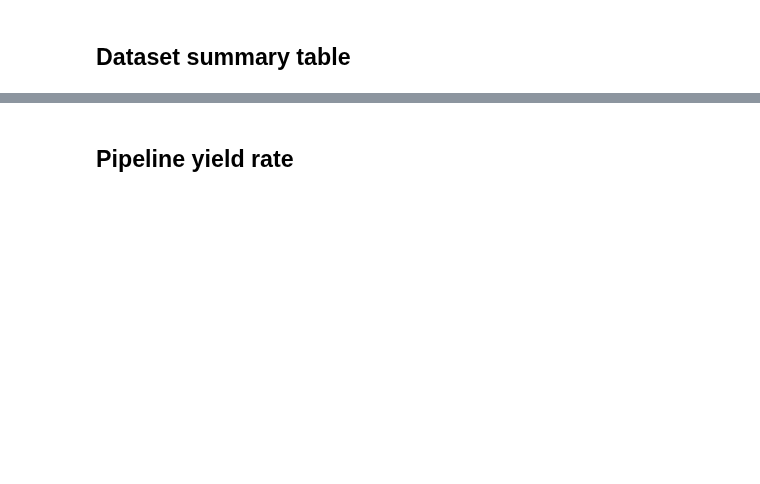
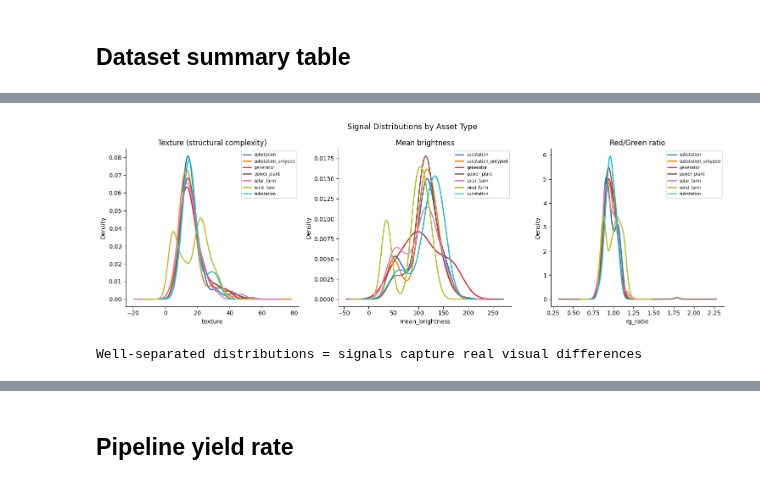
Before and after one commit to justing0909/infra-bench-cls, a Jupyter notebook: 07_results.ipynb, the cells around one changed output, grey strips where cells are left out. Drawn from its saved outputs; the diff is of its cells as text; code cells hidden in the pictures; blank space fills up the shorter version.

```diff
--- a/07_results.ipynb
+++ b/07_results.ipynb
@@ -27,9 +27,9 @@ from dataset import DatasetAssembler
 # %% [markdown]
 ## Configuration
 # %%
-DATASET_DIR  = '../data/dataset_maine_v1'
-ASSETS_CSV   = '../data/maine_all_assets.csv'
-DEDUPED_CSV  = '../data/maine_deduped_assets.csv'
+DATASET_DIR  = './data/dataset_maine_v1'
+ASSETS_CSV   = './data/maine_all_assets.csv'
+DEDUPED_CSV  = './data/maine_deduped_assets.csv'
 # %% [markdown]
 ## Pipeline funnel
 # %%
@@ -173,0 +321,36 @@ df_dataset[['asset_type','source','image_date','confidence']].head(20)
+# %%
+if not sig_df.empty:
+    fig, axes = plt.subplots(1, 3, figsize=(15, 5))
+
+    signals_to_plot = [
+        ('texture',         'Texture (structural complexity)'),
+        ('mean_brightness',  'Mean brightness'),
+        ('rg_ratio',         'Red/Green ratio'),
+    ]
+
+    asset_types = sig_df['asset_type'].unique()
+    cmap = plt.cm.get_cmap('tab10', len(asset_types))
+    color_map = {at: cmap(i) for i, at in enumerate(sorted(asset_types))}
+
+    for ax, (signal, label) in zip(axes, signals_to_plot):
+        for asset_type in sorted(asset_types):
+            subset = sig_df[sig_df['asset_type'] == asset_type][signal].dropna()
+            if len(subset) > 1:
+                subset.plot.kde(ax=ax, label=asset_type.split('.')[-1],
+                                color=color_map[asset_type], linewidth=2)
+            elif len(subset) == 1:
+                ax.axvline(subset.iloc[0], color=color_map[asset_type],
+                           linewidth=2, label=asset_type.split('.')[-1])
+        ax.set_title(label)
+        ax.set_xlabel(signal)
+        ax.spines[['top','right']].set_visible(False)
+        ax.legend(fontsize=7)
+
+    plt.suptitle('Signal Distributions by Asset Type', fontsize=13)
+    plt.tight_layout()
+    plt.savefig('signal_distributions.png', dpi=150, bbox_inches='tight')
+    plt.show()
+    print('Well-separated distributions = signals capture real visual differences')
+# %% [output]
+[figure, added]
+Well-separated distributions = signals capture real visual differences
```
Also changed, not shown: parts of 16 cells of this notebook, 4 other files.
